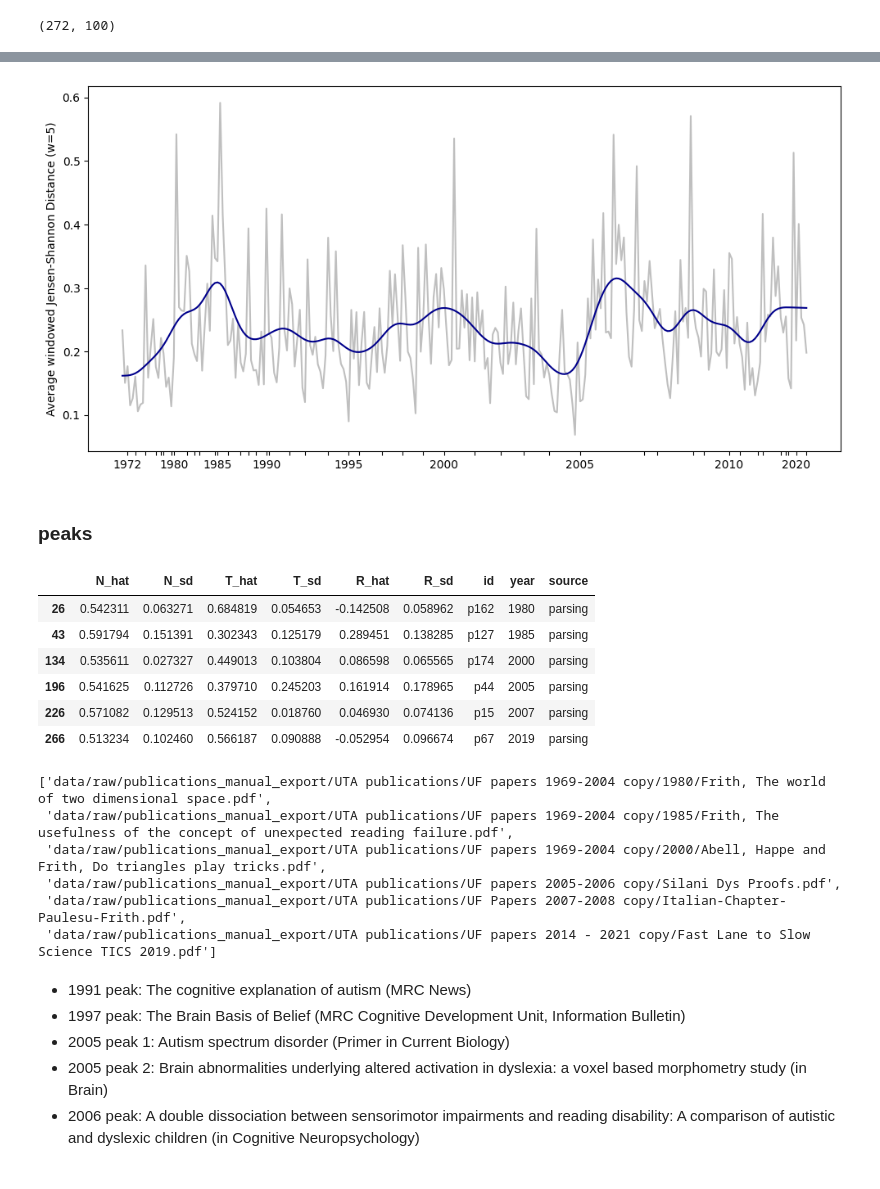
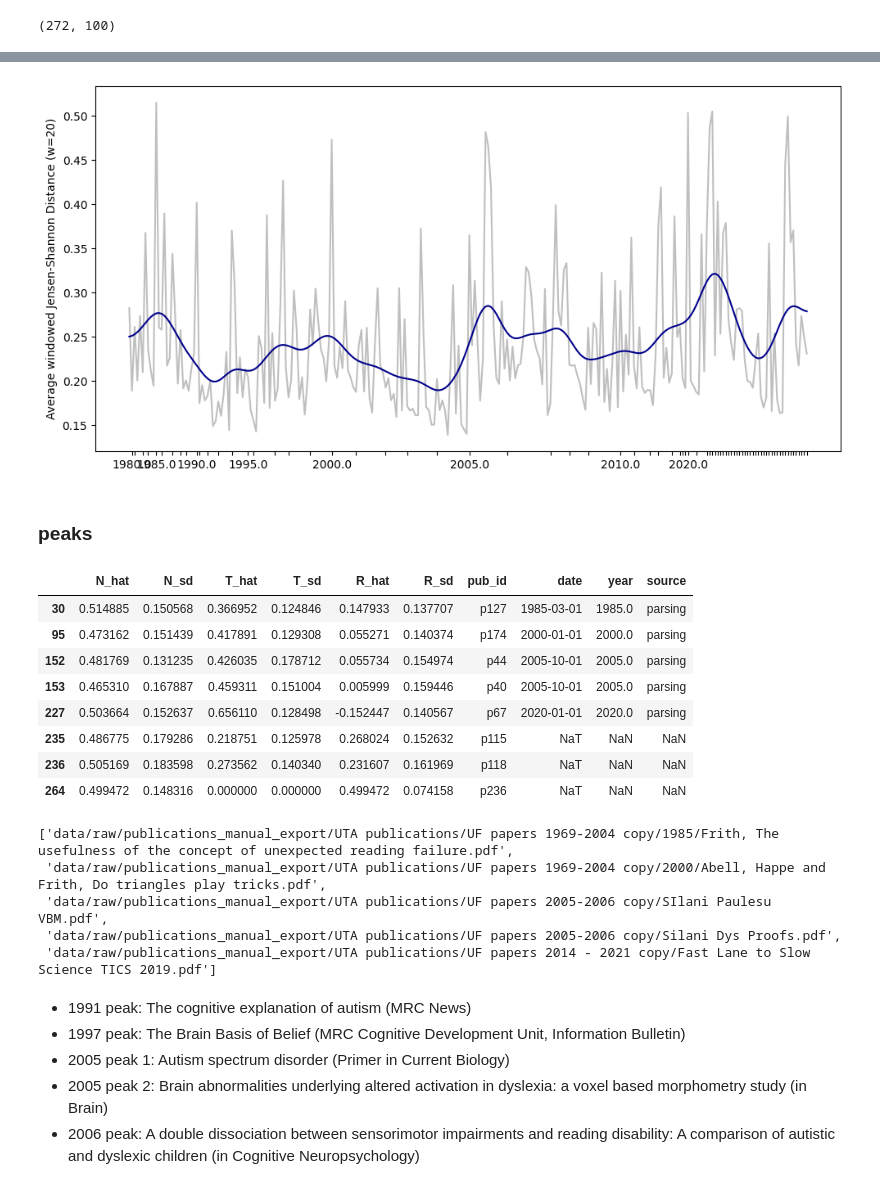
Before and after one commit to centre-for-humanities-computing/friths, a Jupyter notebook: notebooks/experiment_infodynamics.ipynb, the cells around one changed output, grey strips where cells are left out. Cells and saved outputs as stored; diff of their text form; code cells hidden in the pictures.

```diff
--- a/notebooks/experiment_infodynamics.ipynb
+++ b/notebooks/experiment_infodynamics.ipynb
@@ -112,9 +138,12 @@ df_full_emb
 # %%
-df_full_emb['year_'] = pd.to_datetime(df_full_emb['year'], format='%Y')
-all_years = pd.date_range(start=df_full_emb['year_'].min(), end=df_full_emb['year_'].max(), freq='Y').year
+# year: datetime is for counting, year: float is for visualization
+df_full['year_'] = pd.to_datetime(df_full['year'], format='%Y')
+# generate all years between first and last publication (incl)
+all_years_in_range = pd.date_range(start=df_full['year_'].min(), end=df_full['year_'].max(), freq='Y').year
 
-proportions = df_full_emb.groupby(['year', 'source']).size().unstack(fill_value=0) #.apply(lambda x: x / x.sum(), axis=1)
-proportions = proportions.reindex(all_years, fill_value=0)
+# inject our publication dataset with all years (add years without publications)
+proportions = df_full.groupby(['year', 'source']).size().unstack(fill_value=0) #.apply(lambda x: x / x.sum(), axis=1)
+proportions = proportions.reindex(all_years_in_range, fill_value=0)
 
 fig, ax = plt.subplots(figsize=(10, 5))
 proportions.plot(kind='bar', stacked=True, ax=ax)
@@ -204,7 +219,7 @@ plt.savefig('fig/embeddings_umap.png', dpi=300)
 # %% [markdown]
 # infodynamics
 # %%
-X = df_full_emb['embeddings'].tolist()
+X = df_full['embeddings'].tolist()
 X = np.array(X)
 X.shape
 # %% [output]
@@ -218,14 +316,14 @@ X_prob.shape
 # %%
-wd = WindowedRollingDistance(
+w_main = WindowedRollingDistance(
     measure='jensenshannon',
-    window_size=5,
+    window_size=20,
     estimate_error=True
 )
 
-signal = wd.fit_transform(X_prob)
+signal = w_main.fit_transform(X_prob)
 # %%
 signal_df = pd.DataFrame(signal)
-signal_df['id'] = df_full_emb['id'].tolist()
-signal_df['year'] = df_full_emb['year'].tolist()
-signal_df['source'] = df_full_emb['source'].tolist()
-signal_df.head()
+signal_df['pub_id'] = df_full['pub_id'].tolist()
+signal_df['date'] = df_full['date'].tolist()
+signal_df['year'] = df_full['year'].tolist()
+signal_df.to_csv('fig/signal_pub_jsd_w20.csv', index=False)
@@ -246,48 +330,48 @@ plt.plot(signal['N_hat'])
 # %%
-n_df = signal_df.iloc[5:, :]
+n_df = signal_df.iloc[20:, :]
 n_hat = n_df['N_hat'].tolist()
 
 fig, ax = plt.subplots(figsize=(10, 5))
 ax.plot(n_hat, c='grey', alpha=0.5)
 ax.plot(
     gaussian_filter1d(n_hat, sigma=5), c='darkblue'
 )
 
 xticks_idx_n, xticks_label_n = generate_xticks(n_df.reset_index())
 modified_ticks = ['' if i % 5 != 0 and i != xticks_label_n[0] else i for i in xticks_label_n]
 
 values_to_hide = [1975]
 modified_ticks = ['' if i in values_to_hide else i for i in modified_ticks]
 
 ax.set_xticks(ticks=xticks_idx_n, labels=modified_ticks)
-ax.set_ylabel('Average windowed Jensen-Shannon Distance (w=5)')
+ax.set_ylabel('Average windowed Jensen-Shannon Distance (w=20)')
 
 plt.tight_layout()
-# plt.savefig('fig/novelty_w5.png', dpi=300)
 # %% [output]
-[figure, old version]
+[figure, new version]
 # %% [markdown]
 ### peaks
 # %%
-n_df.query('N_hat > 0.5')
+n_df.query('N_hat > 0.45')
 # %% [output]
-|  | N_hat | N_sd | T_hat | T_sd | R_hat | R_sd | id | year | source |
-| 26 | 0.542311 | 0.063271 | 0.684819 | 0.054653 | -0.142508 | 0.058962 | p162 | 1980 | parsing |
-| 43 | 0.591794 | 0.151391 | 0.302343 | 0.125179 | 0.289451 | 0.138285 | p127 | 1985 | parsing |
-| 134 | 0.535611 | 0.027327 | 0.449013 | 0.103804 | 0.086598 | 0.065565 | p174 | 2000 | parsing |
-| 196 | 0.541625 | 0.112726 | 0.379710 | 0.245203 | 0.161914 | 0.178965 | p44 | 2005 | parsing |
-| 226 | 0.571082 | 0.129513 | 0.524152 | 0.018760 | 0.046930 | 0.074136 | p15 | 2007 | parsing |
-| 266 | 0.513234 | 0.102460 | 0.566187 | 0.090888 | -0.052954 | 0.096674 | p67 | 2019 | parsing |
+|  | N_hat | N_sd | T_hat | T_sd | R_hat | R_sd | pub_id | date | year | source |
+| 30 | 0.514885 | 0.150568 | 0.366952 | 0.124846 | 0.147933 | 0.137707 | p127 | 1985-03-01 | 1985.0 | parsing |
+| 95 | 0.473162 | 0.151439 | 0.417891 | 0.129308 | 0.055271 | 0.140374 | p174 | 2000-01-01 | 2000.0 | parsing |
+| 152 | 0.481769 | 0.131235 | 0.426035 | 0.178712 | 0.055734 | 0.154974 | p44 | 2005-10-01 | 2005.0 | parsing |
+| 153 | 0.465310 | 0.167887 | 0.459311 | 0.151004 | 0.005999 | 0.159446 | p40 | 2005-10-01 | 2005.0 | parsing |
+| 227 | 0.503664 | 0.152637 | 0.656110 | 0.128498 | -0.152447 | 0.140567 | p67 | 2020-01-01 | 2020.0 | parsing |
+| 235 | 0.486775 | 0.179286 | 0.218751 | 0.125978 | 0.268024 | 0.152632 | p115 | NaT | NaN | NaN |
+| 236 | 0.505169 | 0.183598 | 0.273562 | 0.140340 | 0.231607 | 0.161969 | p118 | NaT | NaN | NaN |
+| 264 | 0.499472 | 0.148316 | 0.000000 | 0.000000 | 0.499472 | 0.074158 | p236 | NaT | NaN | NaN |
 # %%
-peak_ids = n_df.query('N_hat > 0.5')['id'].tolist()
+peak_ids = n_df.query('N_hat > 0.45')['pub_id'].tolist()
 
-meta.query('id == @peak_ids').sort_values('year')['path'].tolist()
+meta.query('pub_id == @peak_ids').sort_values('year')['path'].tolist()
 # %% [output]
-['data/raw/publications_manual_export/UTA publications/UF papers 1969-2004 copy/1980/Frith, The world of two dimensional space.pdf',
- 'data/raw/publications_manual_export/UTA publications/UF papers 1969-2004 copy/1985/Frith, The usefulness of the concept of unexpected reading failure.pdf',
+['data/raw/publications_manual_export/UTA publications/UF papers 1969-2004 copy/1985/Frith, The usefulness of the concept of unexpected reading failure.pdf',
  'data/raw/publications_manual_export/UTA publications/UF papers 1969-2004 copy/2000/Abell, Happe and Frith, Do triangles play tricks.pdf',
+ 'data/raw/publications_manual_export/UTA publications/UF papers 2005-2006 copy/SIlani Paulesu VBM.pdf',
  'data/raw/publications_manual_export/UTA publications/UF papers 2005-2006 copy/Silani Dys Proofs.pdf',
- 'data/raw/publications_manual_export/UTA publications/UF Papers 2007-2008 copy/Italian-Chapter-Paulesu-Frith.pdf',
  'data/raw/publications_manual_export/UTA publications/UF papers 2014 - 2021 copy/Fast Lane to Slow Science TICS 2019.pdf']
 # %% [markdown]
 - 1991 peak: The cognitive explanation of autism (MRC News)
```
Also changed, not shown: parts of 33 cells of this notebook, 8 other files.
